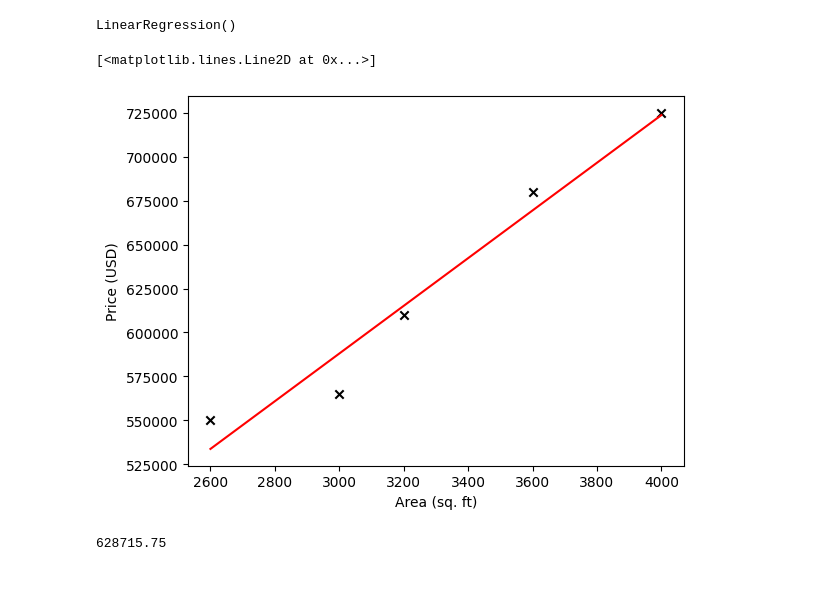
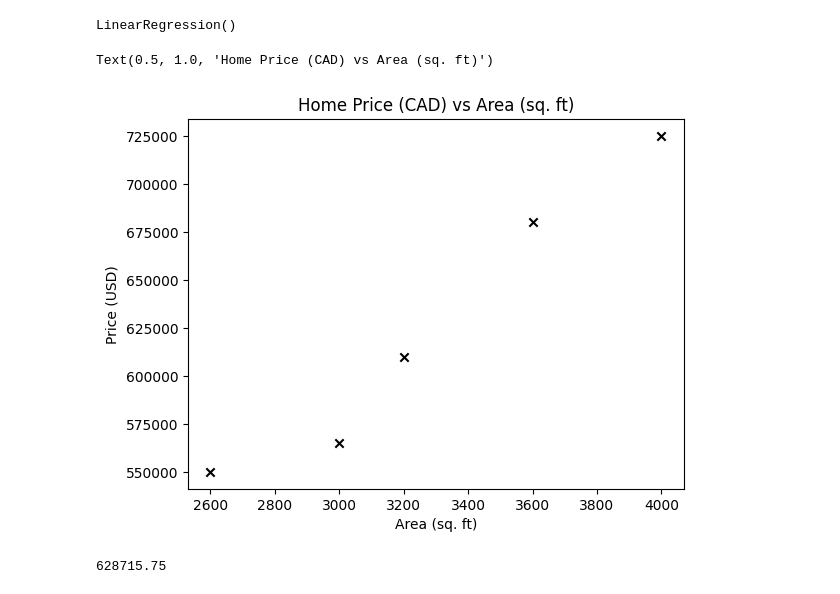
Before and after one commit to anthonydreier/ML-AI-Practice, a Jupyter notebook: 1_Variable_Linear_Regression/lesson.ipynb, the cells around one changed output. Cells and saved outputs as stored; diff of their text form; code cells hidden in the pictures.

```diff
--- a/1 Variable Linear Regression/1varLinearReg.ipynb
+++ b/1_Variable_Linear_Regression/lesson.ipynb
@@ -21,12 +21,13 @@ LinearRegression()
 # %%
 %matplotlib inline
 plt.scatter(df.area, df.price, color='black', marker='x')
 plt.xlabel('Area (sq. ft)')
 plt.ylabel('Price (USD)')
-plt.plot(df.area, reg.predict(df[['area']]), color='red')
+plt.title('Home Price (CAD) vs Area (sq. ft)')
+#plt.plot(df.area, reg.predict(df[['area']]), color='red')
 # %% [output]
-[<matplotlib.lines.Line2D at 0x...>]
+Text(0.5, 1.0, 'Home Price (CAD) vs Area (sq. ft)')
-[figure, old version]
+[figure, new version]
 # %%
 predData = pd.DataFrame({'area': [3300]})
 pred = reg.predict(predData)
```
Also changed, not shown: 14 other files.
